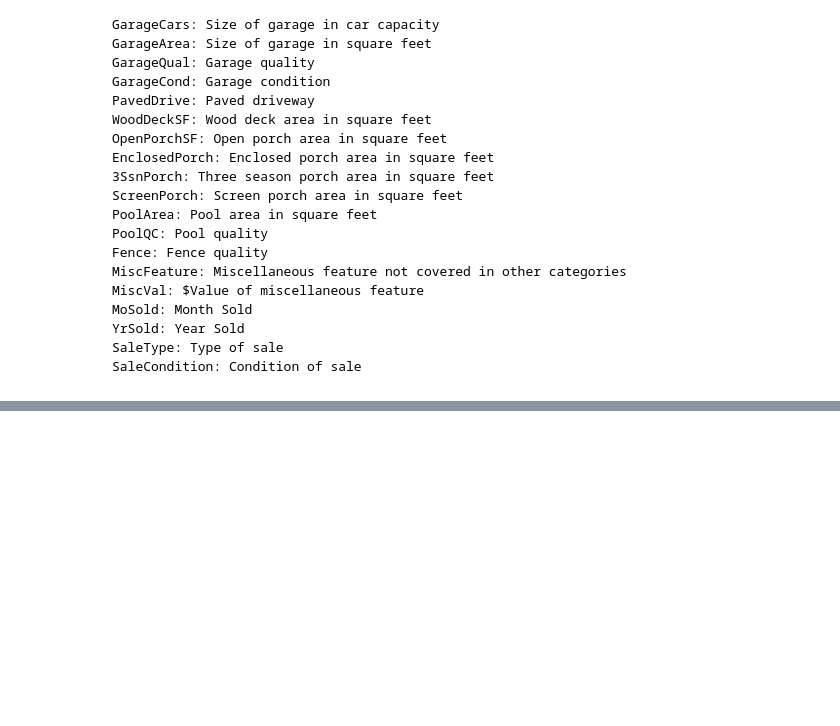
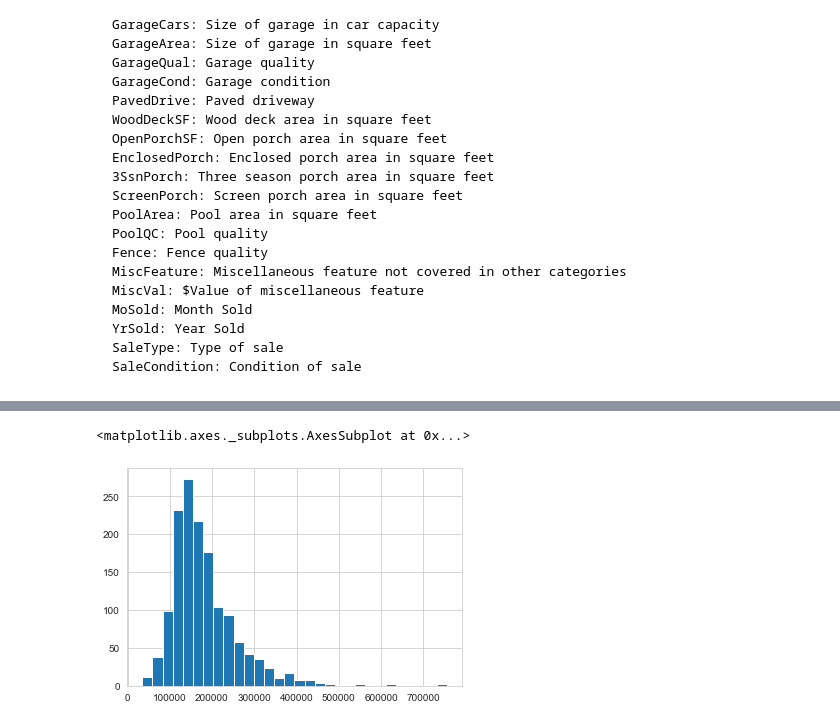
Before and after one commit to cb-ds-1/m3-3-engineering-regression, a Jupyter notebook: workshop.ipynb, the cells around one changed output, grey strips where cells are left out. Cells and saved outputs as stored; diff of their text form; code cells hidden in the pictures; blank space fills up the shorter version.

```diff
--- a/workshop.ipynb
+++ b/workshop.ipynb
@@ -110,0 +792,3 @@ Here are the features you can use (or engineer into new features!) for your `X`
+# %%
+df_house = pd.read_csv('data/house_price.csv')
+df_house
@@ -110,0 +835,22 @@ Here are the features you can use (or engineer into new features!) for your `X`
+# %%
+# Filling in all the appropriate nans with NA
+
+to_fill_NA = ['PoolQC', 'MiscFeature', 'Alley', 'Fence', 'FireplaceQu', 'GarageCond', 'GarageType', 'GarageFinish', 'GarageQual', 'BsmtExposure', 'BsmtFinType2', 'BsmtFinType1', 'BsmtCond', 'BsmtQual', 'MasVnrType']
+
+for var in to_fill_NA:
+    df_house[var] = df_house[var].fillna('NA')
+
+# Filling LotFrontage with the mean lotfrontage value
+df_house.LotFrontage = df_house.LotFrontage.fillna(df_house.LotFrontage.mean())
+
+# Filling GarageYrBlt with the mean year (even with NO garage, because putting 0 would skew the data)
+df_house.GarageYrBlt = df_house.GarageYrBlt.fillna(df_house.GarageYrBlt.mean())
+df_house.GarageYrBlt = df_house.GarageYrBlt.astype('int64')
+
+# Filling MasVnrArea with 0 because probably none.
+df_house.MasVnrArea = df_house.MasVnrArea.fillna(0)
+
+# Dropping the last na (from Electrical)
+df_house = df_house.dropna()
+
+df_house.isnull().sum().sort_values(ascending=False)
@@ -110,0 +929,5 @@ Here are the features you can use (or engineer into new features!) for your `X`
+# %%
+df_house.SalePrice.hist(bins=30)
+# %% [output]
+<matplotlib.axes._subplots.AxesSubplot at 0x...>
+[figure, added]
```
Also changed, not shown: parts of 52 cells of this notebook.
